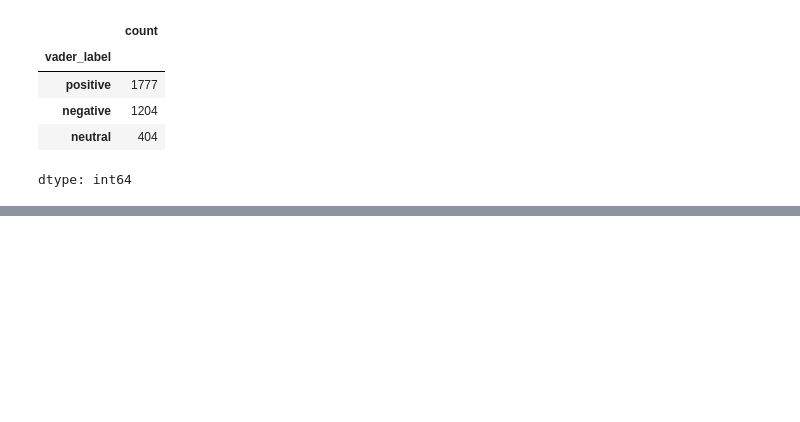
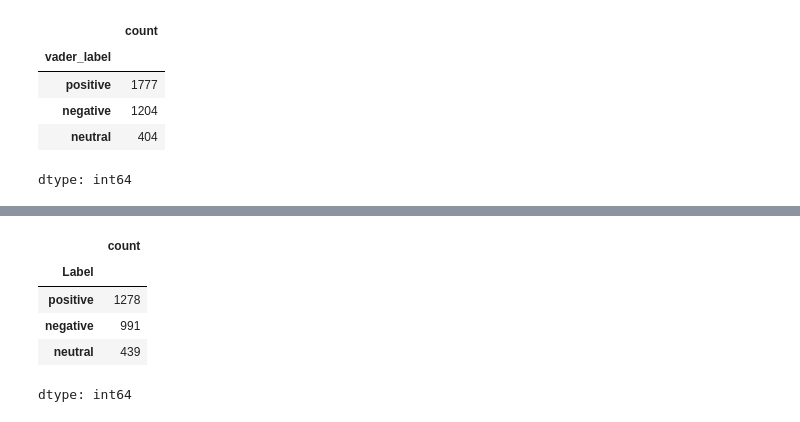
Before and after one commit to mf2056/F20AA, a Jupyter notebook: DataAnalysis.ipynb, the cells around one changed output, grey strips where cells are left out. Cells and saved outputs as stored; diff of their text form; code cells hidden in the pictures; blank space fills up the shorter version.

```diff
--- a/DataAnalysis.ipynb
+++ b/DataAnalysis.ipynb
@@ -188,0 +350,9 @@ manual_set.to_csv("manual_set.csv", index=False)
+# %%
+train_df["Label"].value_counts()
+# %% [output]
+|  | count |
+| Label |  |
+| positive | 1278 |
+| negative | 991 |
+| neutral | 439 |
+dtype: int64
```
Also changed, not shown: parts of 25 cells of this notebook.
